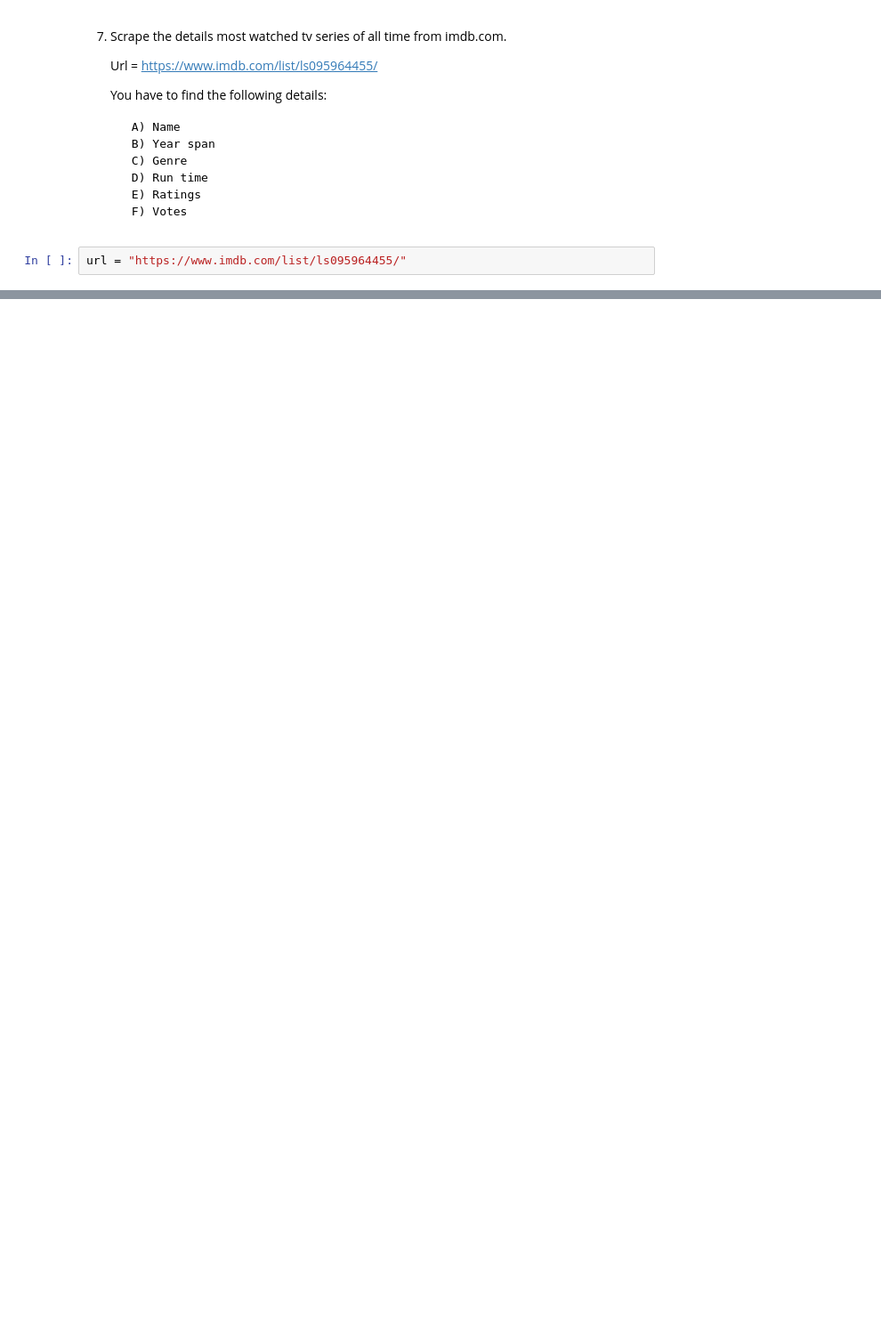
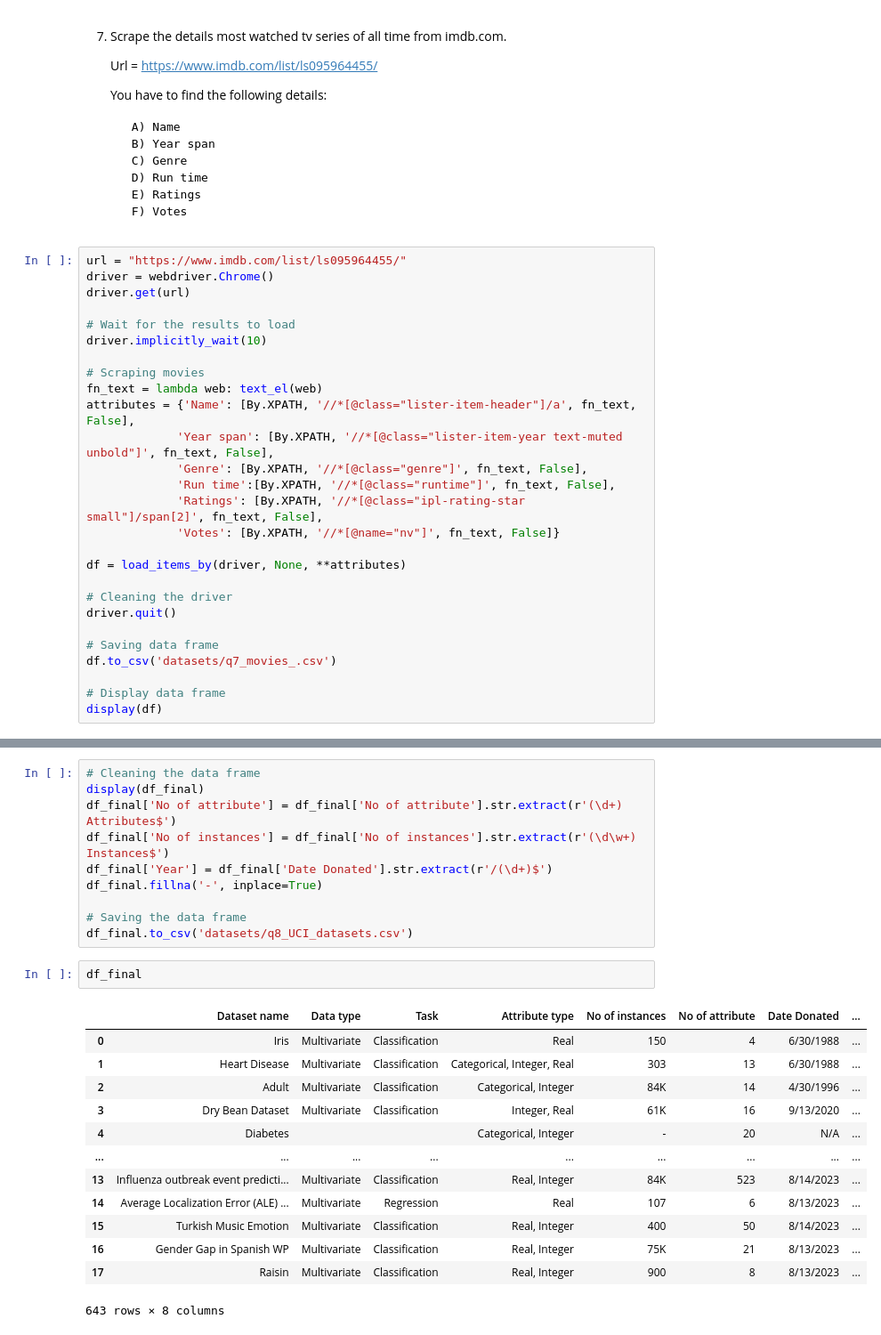
Before and after one commit to matiaga/Internship, a Jupyter notebook: WebScraping_A4/Web Scraping - Asignment 4.ipynb, the cells around one changed output, grey strips where cells are left out. Shown at 89% size. Saved outputs shown, nothing was run; the diff lists cells and outputs as text; blank space fills up the shorter version.

Commit message:
Web Scraping Assignment 4 - Q5 to Q8

```diff
--- a/WebScraping_A4/Web Scraping - Asignment 4.ipynb
+++ b/WebScraping_A4/Web Scraping - Asignment 4.ipynb
@@ -533,3 +577,28 @@ E) Genre
         F) Votes
 # %%
 url = "https://www.imdb.com/list/ls095964455/"
+driver = webdriver.Chrome()
+driver.get(url)
+
+# Wait for the results to load
+driver.implicitly_wait(10)
+
+# Scraping movies
+fn_text = lambda web: text_el(web)
+attributes = {'Name': [By.XPATH, '//*[@class="lister-item-header"]/a', fn_text, False],
+             'Year span': [By.XPATH, '//*[@class="lister-item-year text-muted unbold"]', fn_text, False],
+             'Genre': [By.XPATH, '//*[@class="genre"]', fn_text, False],
+             'Run time':[By.XPATH, '//*[@class="runtime"]', fn_text, False],
+             'Ratings': [By.XPATH, '//*[@class="ipl-rating-star small"]/span[2]', fn_text, False],
+             'Votes': [By.XPATH, '//*[@name="nv"]', fn_text, False]}
+
+df = load_items_by(driver, None, **attributes)
+
+# Cleaning the driver
+driver.quit()
+
+# Saving data frame
+df.to_csv('datasets/q7_movies_.csv')
+
+# Display data frame
+display(df)
@@ -553,2 +765,28 @@ driver.quit()
+# %%
+# Cleaning the data frame
+display(df_final)
+df_final['No of attribute'] = df_final['No of attribute'].str.extract(r'(\d+) Attributes$')
+df_final['No of instances'] = df_final['No of instances'].str.extract(r'(\d\w+) Instances$')
+df_final['Year'] = df_final['Date Donated'].str.extract(r'/(\d+)$')
+df_final.fillna('-', inplace=True)
+
+# Saving the data frame
+df_final.to_csv('datasets/q8_UCI_datasets.csv')
+# %%
+df_final
+# %% [output]
+|  | Dataset name | Data type | Task | Attribute type | No of instances | No of attribute | Date Donated | ... |
+| 0 | Iris | Multivariate | Classification | Real | 150 | 4 | 6/30/1988 | ... |
+| 1 | Heart Disease | Multivariate | Classification | Categorical, Integer, Real | 303 | 13 | 6/30/1988 | ... |
+| 2 | Adult | Multivariate | Classification | Categorical, Integer | 84K | 14 | 4/30/1996 | ... |
+| 3 | Dry Bean Dataset | Multivariate | Classification | Integer, Real | 61K | 16 | 9/13/2020 | ... |
+| 4 | Diabetes |  |  | Categorical, Integer | - | 20 | N/A | ... |
+| ... | ... | ... | ... | ... | ... | ... | ... | ... |
+| 13 | Influenza outbreak event predicti... | Multivariate | Classification | Real, Integer | 84K | 523 | 8/14/2023 | ... |
+| 14 | Average Localization Error (ALE) ... | Multivariate | Regression | Real | 107 | 6 | 8/13/2023 | ... |
+| 15 | Turkish Music Emotion | Multivariate | Classification | Real, Integer | 400 | 50 | 8/14/2023 | ... |
+| 16 | Gender Gap in Spanish WP | Multivariate | Classification | Real, Integer | 75K | 21 | 8/13/2023 | ... |
+| 17 | Raisin | Multivariate | Classification | Real, Integer | 900 | 8 | 8/13/2023 | ... |
+643 rows × 8 columns
 # %% [markdown]
 ### Common functions
```
Also changed, not shown: parts of 10 cells of this notebook, 3 other files.
